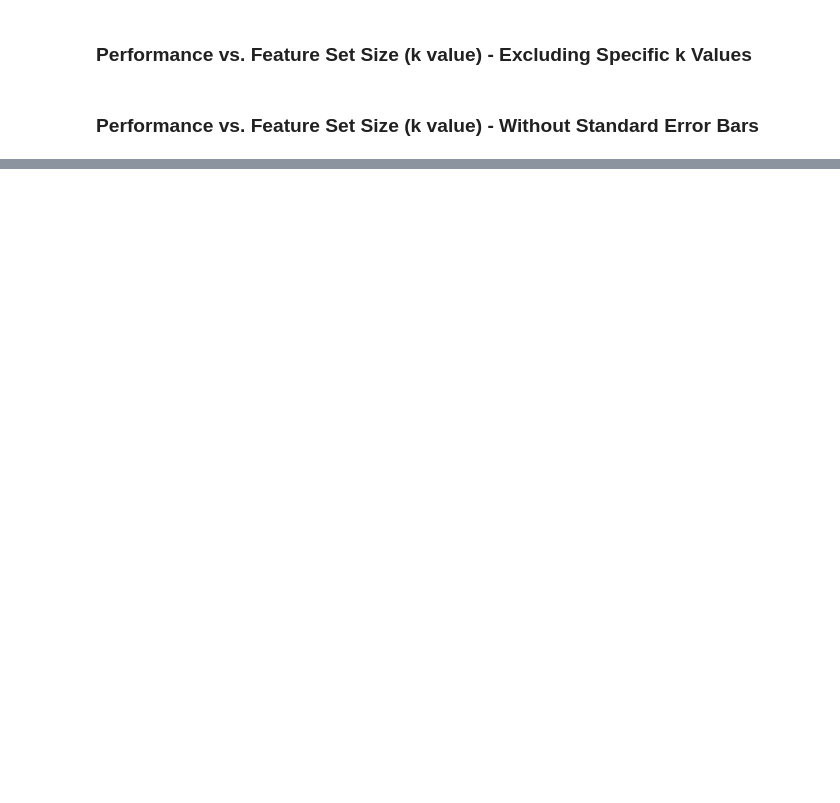
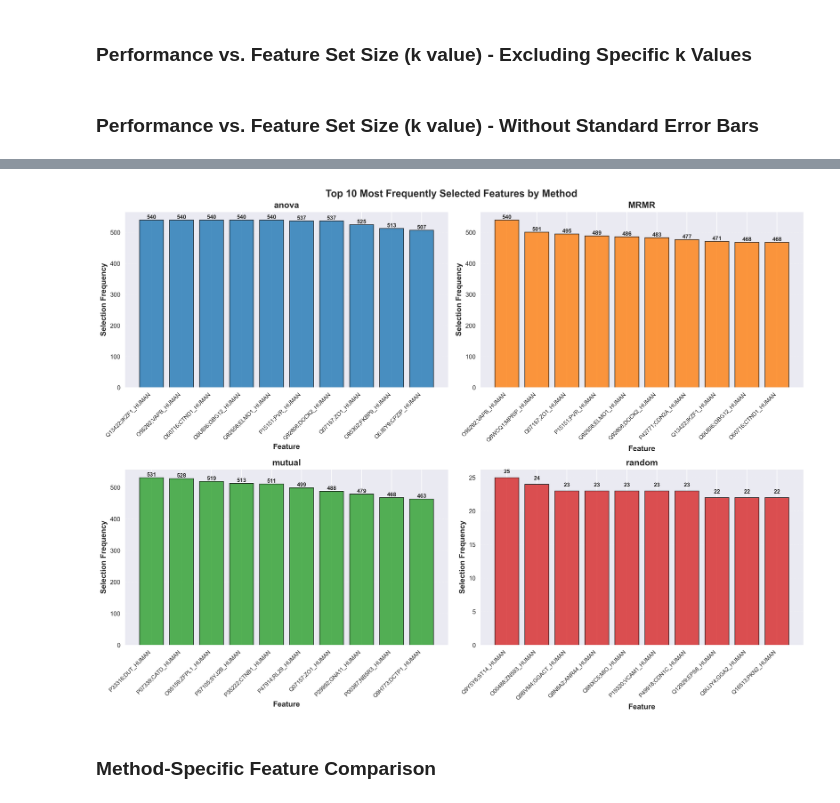
Before and after one commit to AnEvilBurrito/ode-biomarker-project, a Jupyter notebook: thesis-notebooks/benchmarking_feature_selection.ipynb, the cells around one changed output, grey strips where cells are left out. Cells and saved outputs as stored; diff of their text form; code cells hidden in the pictures; blank space fills up the shorter version.

```diff
--- a/thesis-notebooks/benchmarking_feature_selection.ipynb
+++ b/thesis-notebooks/benchmarking_feature_selection.ipynb
@@ -716,0 +887,41 @@ print("Created line plot without standard error bars")
+# %%
+# Create publication-quality faceted bar plots by method
+fig, axes = plt.subplots(2, 2, figsize=(16, 12), dpi=300)
+plt.rcParams['font.family'] = 'sans'
+plt.rcParams['font.size'] = 10
+plt.rcParams['axes.linewidth'] = 1.2
+
+# Define publication-quality color palette
+colors = ['#1f77b4', '#ff7f0e', '#2ca02c', '#d62728']  # Blue, Orange, Green, Red
+
+methods = ['anova', 'mrmr', 'mutual', 'random']
+for i, method in enumerate(methods):
+    ax = axes[i//2, i%2]
+    top_method_features = method_feature_freq[method].head(10)
+
+    bars = ax.bar(range(len(top_method_features)), top_method_features.values,
+                  color=colors[i], alpha=0.8, edgecolor='black', linewidth=1)
+
+    ax.set_title(f'{method_labels.get(method, method)}', fontsize=14, fontweight='bold')
+    ax.set_xlabel('Feature', fontsize=12, fontweight='bold')
+    ax.set_ylabel('Selection Frequency', fontsize=12, fontweight='bold')
+    ax.set_xticks(range(len(top_method_features)))
+    ax.set_xticklabels(top_method_features.index, rotation=45, ha='right', fontsize=9)
+    ax.tick_params(axis='y', labelsize=10)
+    ax.grid(axis='y', alpha=0.2, linestyle='--')
+
+    # Add value labels on bars
+    for j, bar in enumerate(bars):
+        height = bar.get_height()
+        ax.text(bar.get_x() + bar.get_width()/2., height + 0.5,
+                f'{height}', ha='center', va='bottom', fontsize=9, fontweight='bold')
+
+plt.suptitle('Top 10 Most Frequently Selected Features by Method',
+             fontsize=16, fontweight='bold', y=0.98)
+plt.tight_layout()
+plt.savefig(f"{file_save_path}top_features_by_method.png", dpi=300, bbox_inches='tight')
+plt.show()
+# %% [output]
+[figure, added]
+# %% [markdown]
+### Method-Specific Feature Comparison
```
Also changed, not shown: parts of 33 cells of this notebook, 1 other file.
